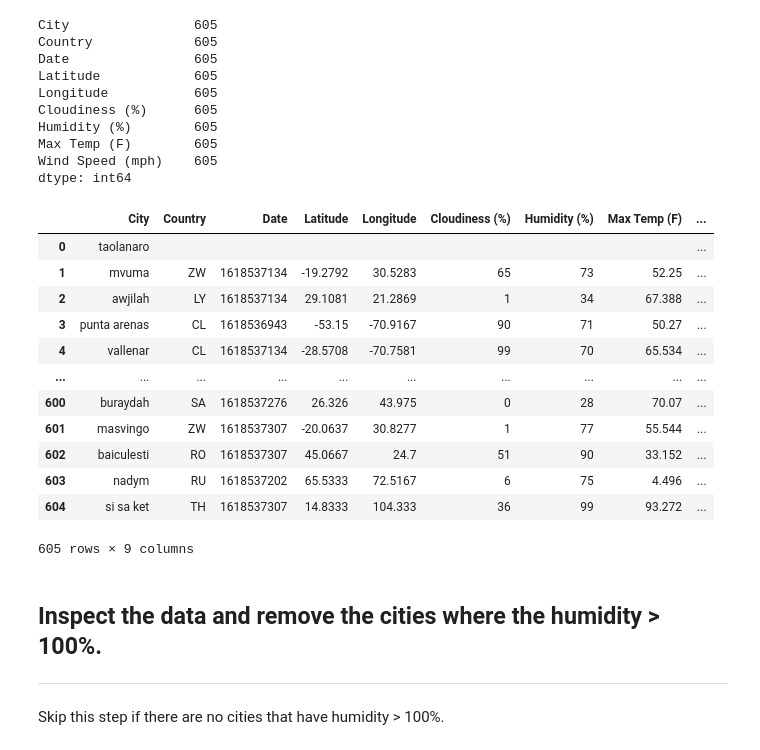
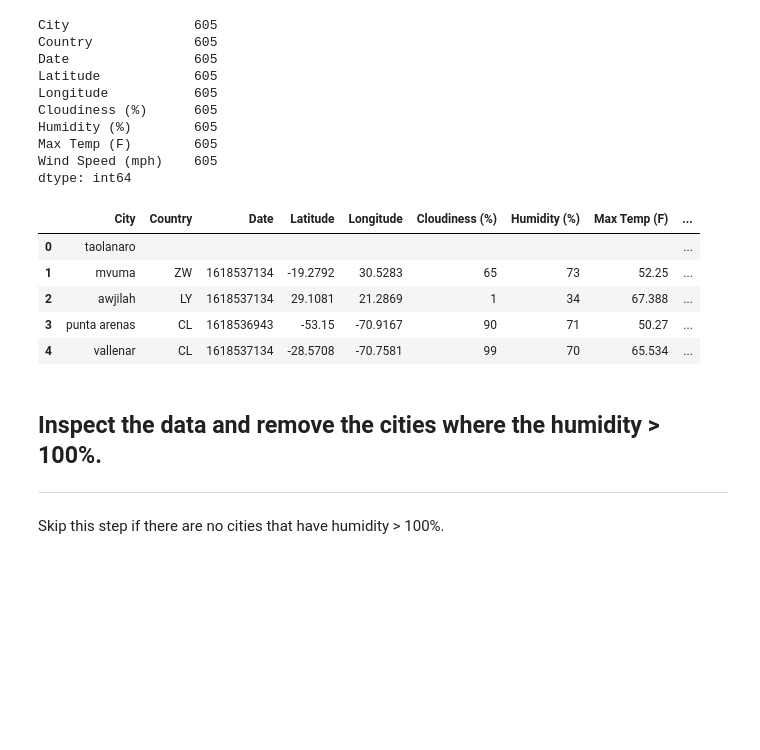
Before and after one commit to mgeorgic/Python-API-Weather, a Jupyter notebook: Code/WeatherPy.ipynb, the cells around one changed output. Cells and saved outputs as stored; diff of their text form; code cells hidden in the pictures; blank space fills up the shorter version.

```diff
--- a/Code/WeatherPy.ipynb
+++ b/Code/WeatherPy.ipynb
@@ -158,28 +162,21 @@ dtype: int64
 # %%
 # Make data frame from strings to float so the graphs with function
 pd.to_numeric(city_weather_df["Cloudiness (%)"]).astype(float)
 pd.to_numeric(city_weather_df["Humidity (%)"]).astype(float)
 pd.to_numeric(city_weather_df["Latitude"]).astype(float)
 pd.to_numeric(city_weather_df["Longitude"]).astype(float)
 pd.to_numeric(city_weather_df["Max Temp (F)"]).astype(float)
 pd.to_numeric(city_weather_df["Wind Speed (mph)"]).astype(float)
 
 city_weather= pd.DataFrame(city_weather_df)
-city_weather
+city_weather.head()
 # %% [output]
 |  | City | Country | Date | Latitude | Longitude | Cloudiness (%) | Humidity (%) | Max Temp (F) | ... |
 | 0 | taolanaro |  |  |  |  |  |  |  | ... |
 | 1 | mvuma | ZW | 1618537134 | -19.2792 | 30.5283 | 65 | 73 | 52.25 | ... |
 | 2 | awjilah | LY | 1618537134 | 29.1081 | 21.2869 | 1 | 34 | 67.388 | ... |
 | 3 | punta arenas | CL | 1618536943 | -53.15 | -70.9167 | 90 | 71 | 50.27 | ... |
 | 4 | vallenar | CL | 1618537134 | -28.5708 | -70.7581 | 99 | 70 | 65.534 | ... |
-| ... | ... | ... | ... | ... | ... | ... | ... | ... | ... |
-| 600 | buraydah | SA | 1618537276 | 26.326 | 43.975 | 0 | 28 | 70.07 | ... |
-| 601 | masvingo | ZW | 1618537307 | -20.0637 | 30.8277 | 1 | 77 | 55.544 | ... |
-| 602 | baiculesti | RO | 1618537307 | 45.0667 | 24.7 | 51 | 90 | 33.152 | ... |
-| 603 | nadym | RU | 1618537202 | 65.5333 | 72.5167 | 6 | 75 | 4.496 | ... |
-| 604 | si sa ket | TH | 1618537307 | 14.8333 | 104.333 | 36 | 99 | 93.272 | ... |
-605 rows × 9 columns
 # %%
 city_weather.to_csv("../output_data/WeatherData.csv", index=False)
 # %% [markdown]
```
Also changed, not shown: parts of 15 cells of this notebook, 1 other file.
